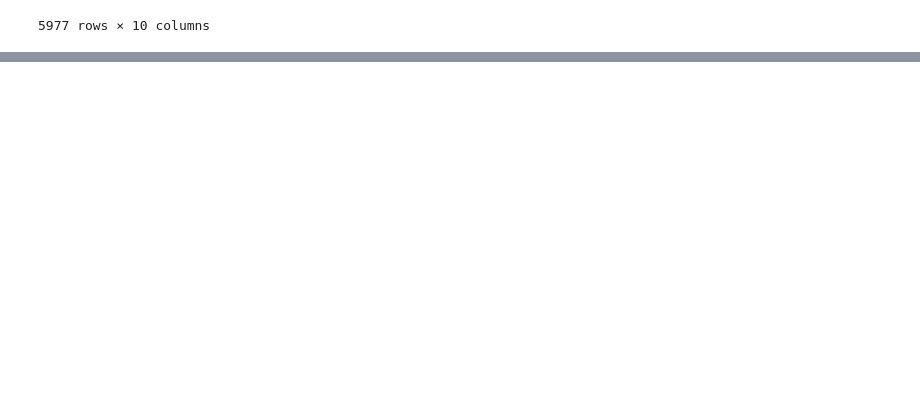
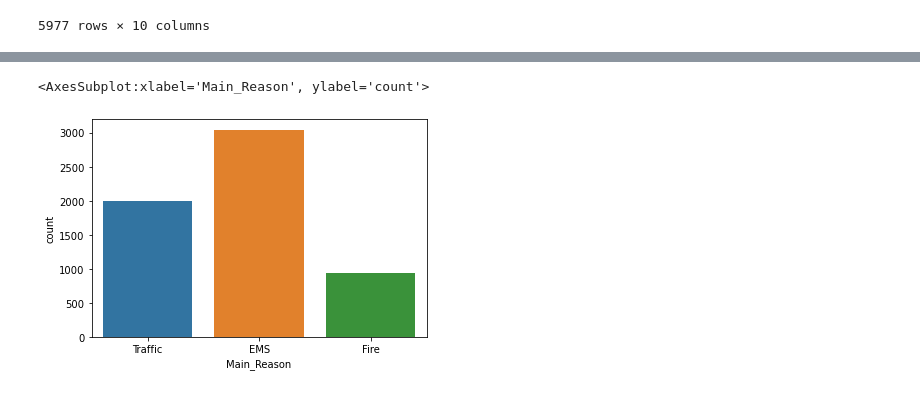
Before and after one commit to makncheese69420/911-Capstone-Project, a Jupyter notebook: Data Visualization Presentation.ipynb, the cells around one changed output, grey strips where cells are left out. Drawn from its saved outputs; the diff is of its cells as text; code cells hidden in the pictures; blank space fills up the shorter version.

Commit message:
Second Graph Complete

```diff
--- a/Data Visualization Presentation.ipynb
+++ b/Data Visualization Presentation.ipynb
@@ -83,3 +83,5 @@ Abby
 | 99449 | 40.115148 | -75.122839 | SUSQUEHANNA RD & CHURCH ST; ABING... | 19001.0 | EMS: VEHICLE ACCIDENT | 2016-08-24 09:06:02 | ABINGTON | SUSQUEHANNA RD & CHURCH ST | 1 | VEHICLE ACCIDENT |
 | 99451 | 40.115148 | -75.122839 | SUSQUEHANNA RD & CHURCH ST; ABING... | 19001.0 | Traffic: VEHICLE ACCIDENT - | 2016-08-24 09:06:03 | ABINGTON | SUSQUEHANNA RD & CHURCH ST | 1 | VEHICLE ACCIDENT - |
 5977 rows × 10 columns
+# %%
+Abby['Main_Reason'] = Abby['title'].apply(lambda reasons: reasons.split(':')[0])
@@ -85,0 +110,5 @@ Abby
+# %%
+sns.countplot(x = 'Main_Reason', data = Abby)
+# %% [output]
+<AxesSubplot:xlabel='Main_Reason', ylabel='count'>
+[figure, added]
```
Also changed, not shown: parts of 2 cells of this notebook.
